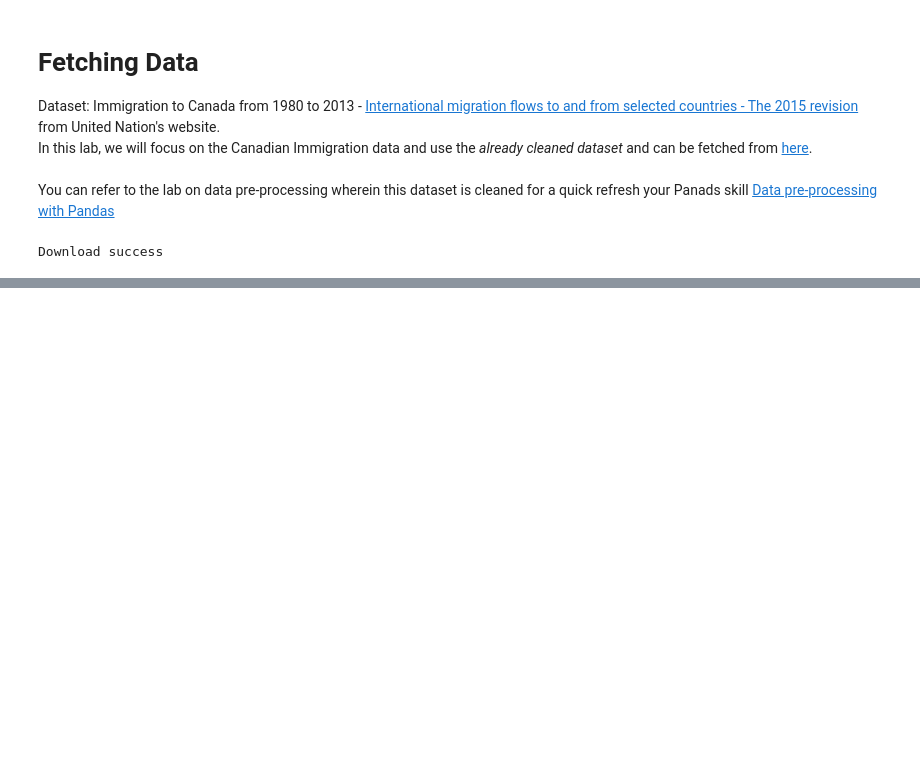
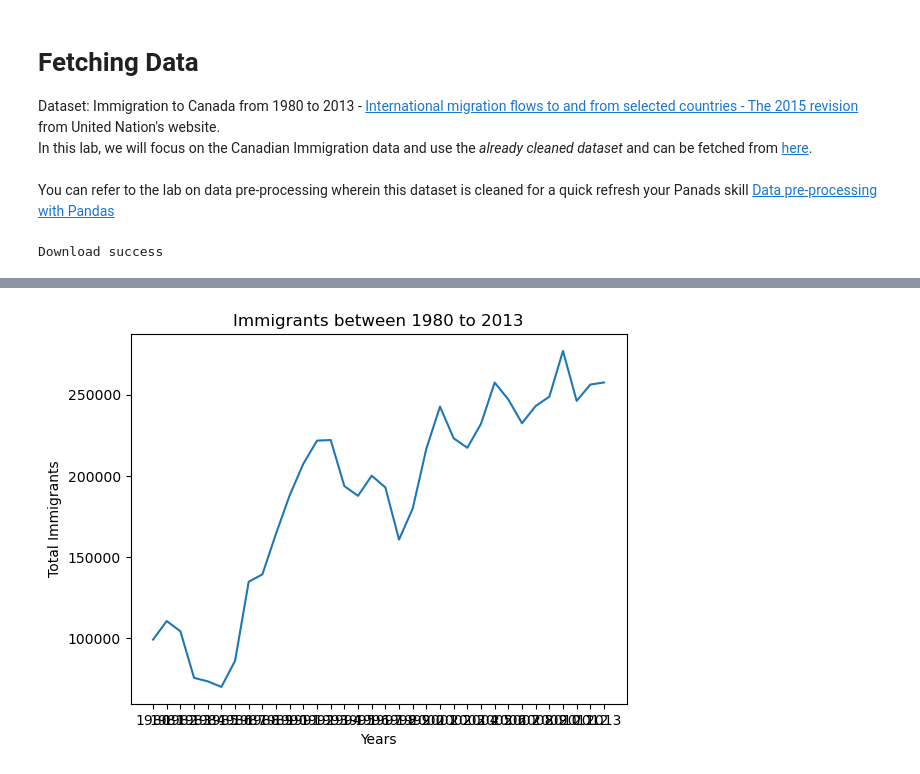
Before and after one commit to matublaq/IBM_datascience_course, a Jupyter notebook: Visualization/matplotlib/plotting_matplotlib.ipynb, the cells around one changed output, grey strips where cells are left out. Drawn from its saved outputs; the diff is of its cells as text; code cells hidden in the pictures; blank space fills up the shorter version.

```diff
--- a/Visualization/matplotlib/plotting_matplotlib.ipynb
+++ b/Visualization/matplotlib/plotting_matplotlib.ipynb
@@ -29,3 +29,7 @@ else:
 path = 'Canada.csv'
 # %% [output]
 Download success
+# %%
+df_can = pd.read_csv('Canada.csv')
+print(df_can.shape)
+df_can
@@ -31,0 +51,4 @@ Download success
+# %%
+df_can.set_index('Country', inplace=True)
+years = list(map(str, range(1980, 2014))) #np.arange(1980, 2014)
+df_can.head(2)
@@ -31,0 +63,5 @@ Download success
+# %%
+
+total_immigrants = pd.DataFrame(df_can[years].sum())
+total_immigrants.columns = ['Total']
+total_immigrants
@@ -31,0 +86,17 @@ Download success
+# %%
+#Create figure and axes
+fig, ax = plt.subplots()
+
+# Plot the line
+ax.plot(total_immigrants)
+
+#Setting up the Title
+ax.set_title('Immigrants between 1980 to 2013')
+#Setting up the Labels
+ax.set_xlabel('Years')
+ax.set_ylabel('Total Immigrants')
+
+#Display the plot
+plt.show()
+# %% [output]
+[figure, added]
```
Also changed, not shown: parts of 50 cells of this notebook, 1 other file.
